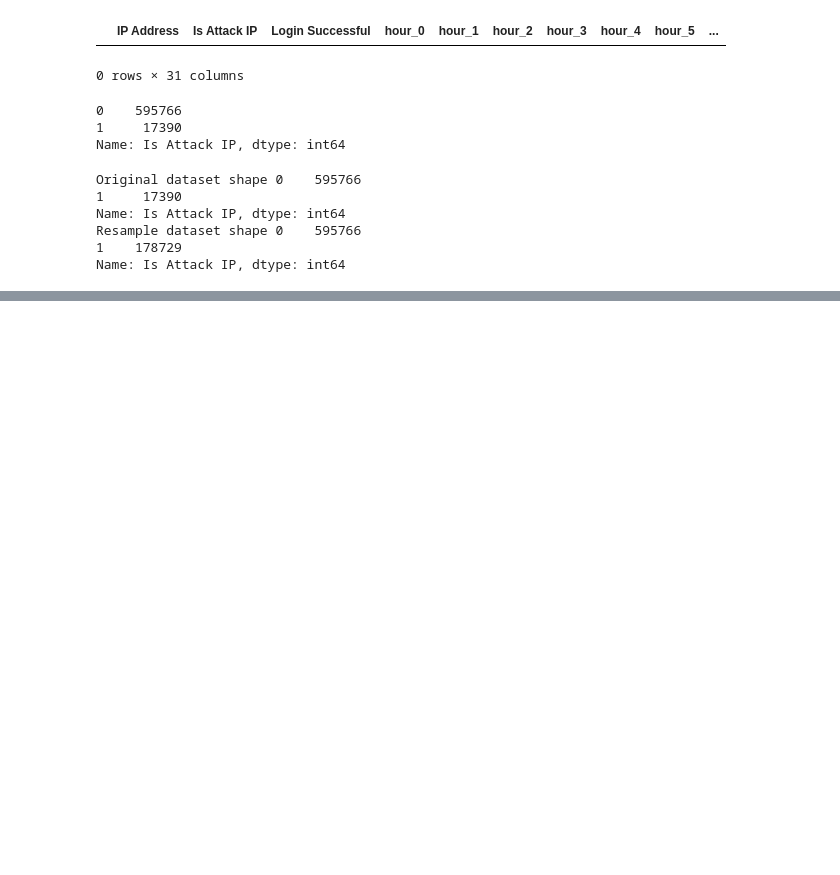
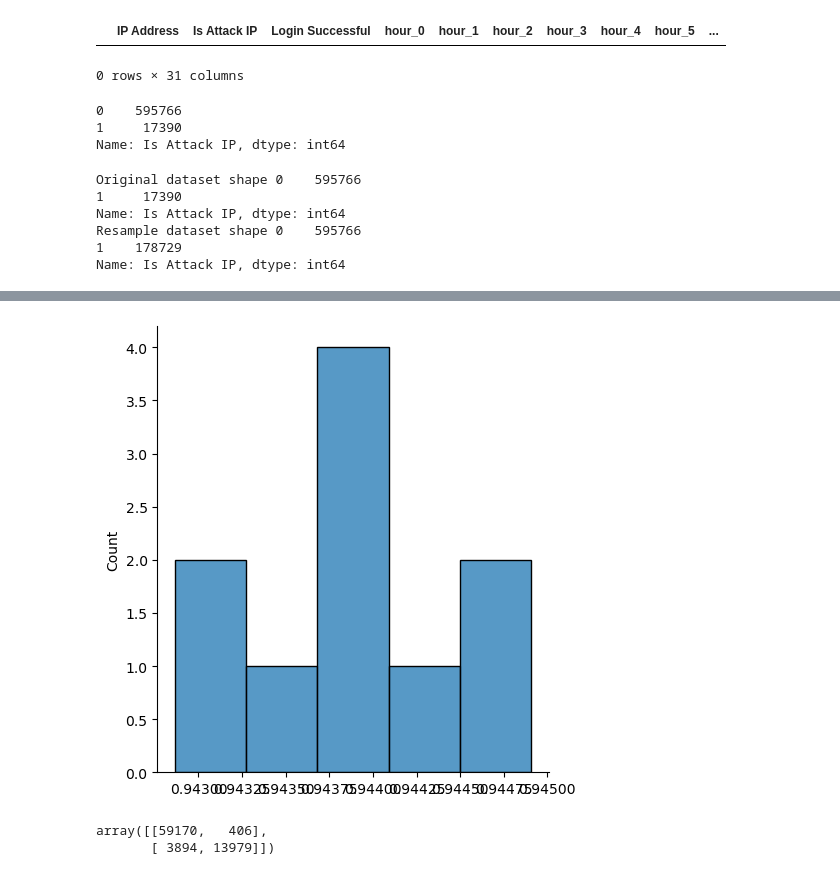
Before and after one commit to nickbookjhu/en625742, a Jupyter notebook: notebooks/attack_model.ipynb, the cells around one changed output, grey strips where cells are left out. Saved outputs shown, nothing was run; the diff lists cells and outputs as text; code cells hidden in the pictures; blank space fills up the shorter version.

```diff
--- a/notebooks/attack_model.ipynb
+++ b/notebooks/attack_model.ipynb
@@ -159,0 +218,14 @@ df_features['attack_probability'] = cls.predict_proba(X)
+# %%
+from sklearn.model_selection import GridSearchCV
+
+param_grid = {
+    'bootstrap': [True, False],
+    'max_features': [1.0],
+    'max_samples': [1.0],
+    'n_estimators': [5, 10, 15, 20]
+}
+
+bagging_clf_val = BaggingClassifier()
+
+search = GridSearchCV(bagging_clf_val, param_grid, cv=5, scoring='accuracy')
+search.fit(X_val, y_val)
@@ -159,0 +244,25 @@ df_features['attack_probability'] = cls.predict_proba(X)
+# %%
+from sklearn.model_selection import StratifiedKFold
+from imblearn.ensemble import BalancedRandomForestClassifier
+from sklearn.linear_model import LogisticRegression
+
+kfold = StratifiedKFold(n_splits=10, shuffle=True, random_state=42)
+
+params = search.best_params_
+print(params)
+
+scores = []
+for fold, (tr_ind, val_ind) in enumerate(kfold.split(x_smote, y_smote)):
+    scaler = MinMaxScaler()
+    xval_train, xval_test = x_smote[tr_ind], x_smote[val_ind]
+    xval_train = scaler.fit_transform(xval_train)
+    xval_test = scaler.transform(xval_test)
+    yval_train, yval_val = y_smote[tr_ind], y_smote[val_ind]
+    cls = BaggingClassifier(**params)
+    cls.fit(xval_train, yval_train)
+    val_pred1 = cls.predict(xval_test)
+    score = accuracy_score(yval_val, val_pred1)
+    scores.append(score)
+    print('Accuracy score -', fold+1, ': ', score)
+print(np.mean(scores))
+print(np.var(scores))
@@ -160,2 +283,12 @@ df_features['attack_probability'] = cls.predict_proba(X)
+# %%
+sns.displot(scores)
+plt.show()
+# %% [output]
+[figure, added]
+# %%
+confusion_matrix(yval_val, val_pred1)
+# %% [output]
+array([[59170,   406],
+       [ 3894, 13979]])
 # %%
 df_features.to_csv('attack_preds.csv', index=False)
```
Also changed, not shown: parts of 19 cells of this notebook, 4 other files.
